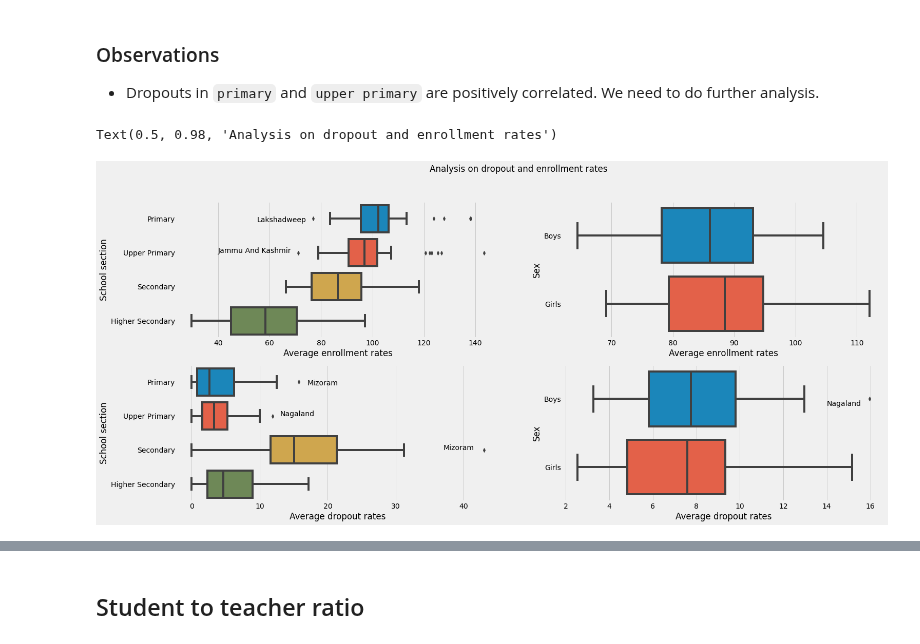
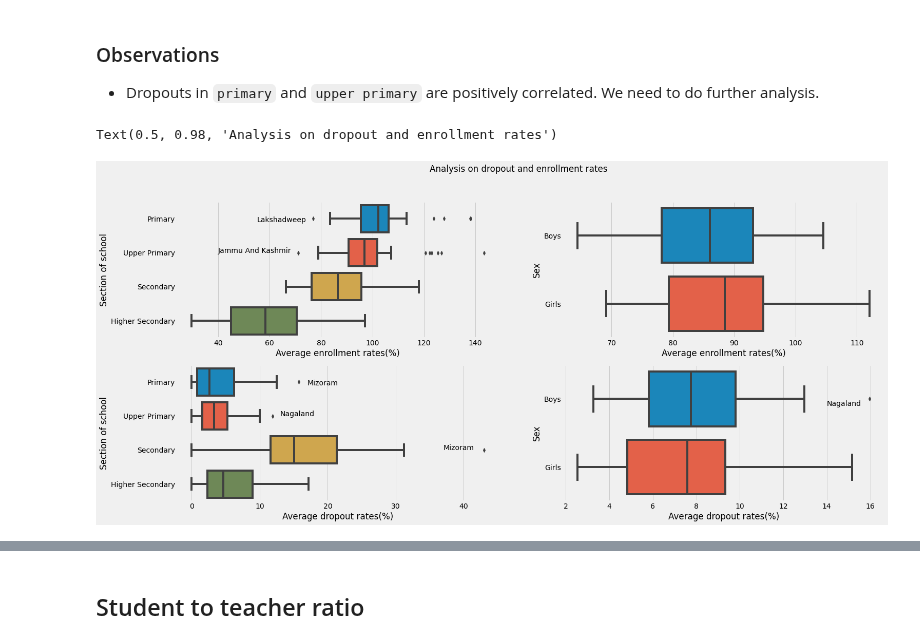
Before and after one commit to AnupamMisra/Data-science-projects, a Jupyter notebook: Education/Code/notebook.ipynb, the cells around one changed output, grey strips where cells are left out. Saved outputs shown, nothing was run; the diff lists cells and outputs as text; code cells hidden in the pictures.

```diff
--- a/Education/Code/notebook.ipynb
+++ b/Education/Code/notebook.ipynb
@@ -172,43 +172,43 @@ datassex2=pd.DataFrame({'Dropouts':drops,'Sex':sex,'State':list(states['State'])
 fig,ax=plt.subplots(2,2,figsize=(22,10))
 
 sns.boxplot(x='values',y='ID',data=datas,ax=ax[0,0])
-ax[0,0].set_xlabel('Average enrollment rates')
-ax[0,0].set_ylabel('School section')
+ax[0,0].set_xlabel('Average enrollment rates(%)')
+ax[0,0].set_ylabel('Section of school')
 #ax[0].suptitle('Comparison of enrollment rates across different sections of the school')
 
 sns.boxplot(x='Enrollments',y='Sex',data=datassex1,ax=ax[0,1])
-ax[0,1].set_xlabel('Average enrollment rates')
+ax[0,1].set_xlabel('Average enrollment rates(%)')
 ax[0,1].set_ylabel('Sex')
 #ax[1].suptitle('Comparison of enrollment rates across sex')
 
 sns.boxplot(x='values',y='ID',data=datass,ax=ax[1,0])
-ax[1,0].set_xlabel('Average dropout rates')
-ax[1,0].set_ylabel('School section')
+ax[1,0].set_xlabel('Average dropout rates(%)')
+ax[1,0].set_ylabel('Section of school')
 #plt.title('Comparison of dropout rates across different sections of the school')
 
 
 sns.boxplot(x='Dropouts',y='Sex',data=datassex2,ax=ax[1,1])
-ax[1,1].set_xlabel('Average dropout rates')
+ax[1,1].set_xlabel('Average dropout rates(%)')
 ax[1,1].set_ylabel('Sex')
 
 low_prim=datas.State.iloc[datas['values'][datas['ID']=='Primary'].idxmin()]
 up_prim=datas.State.iloc[datas['values'][datas['ID']=='Upper Primary'].idxmin()]
 
 
 p_out=datass.State.iloc[datass['values'][datass['ID']=='Primary'].idxmax()]
 up_out= datass.State.iloc[datass['values'][datass['ID']=='Upper Primary'].idxmax()]
 sec_out=datassex2.State.iloc[datass['values'][datass['ID']=='Primary'].idxmax()]
 boys_out=datassex2.State.iloc[datassex2['Dropouts'][datassex2['Sex']=='Boys'].idxmax()]
 
 
 ax[0,0].text(55,0.1,s=low_prim)
 ax[0,0].text(40,1,s=up_prim)
 ax[1,0].text(17,0.1,s=p_out)
 ax[1,0].text(13,1,s=up_out)
 ax[1,0].text(37,2,s=sec_out)
 ax[1,1].text(14,0.1,s=boys_out)
 
 plt.suptitle("Analysis on dropout and enrollment rates")
 # %% [output]
 Text(0.5, 0.98, 'Analysis on dropout and enrollment rates')
-[figure, old version]
+[figure, new version]
```
Also changed, not shown: parts of 13 cells of this notebook.
